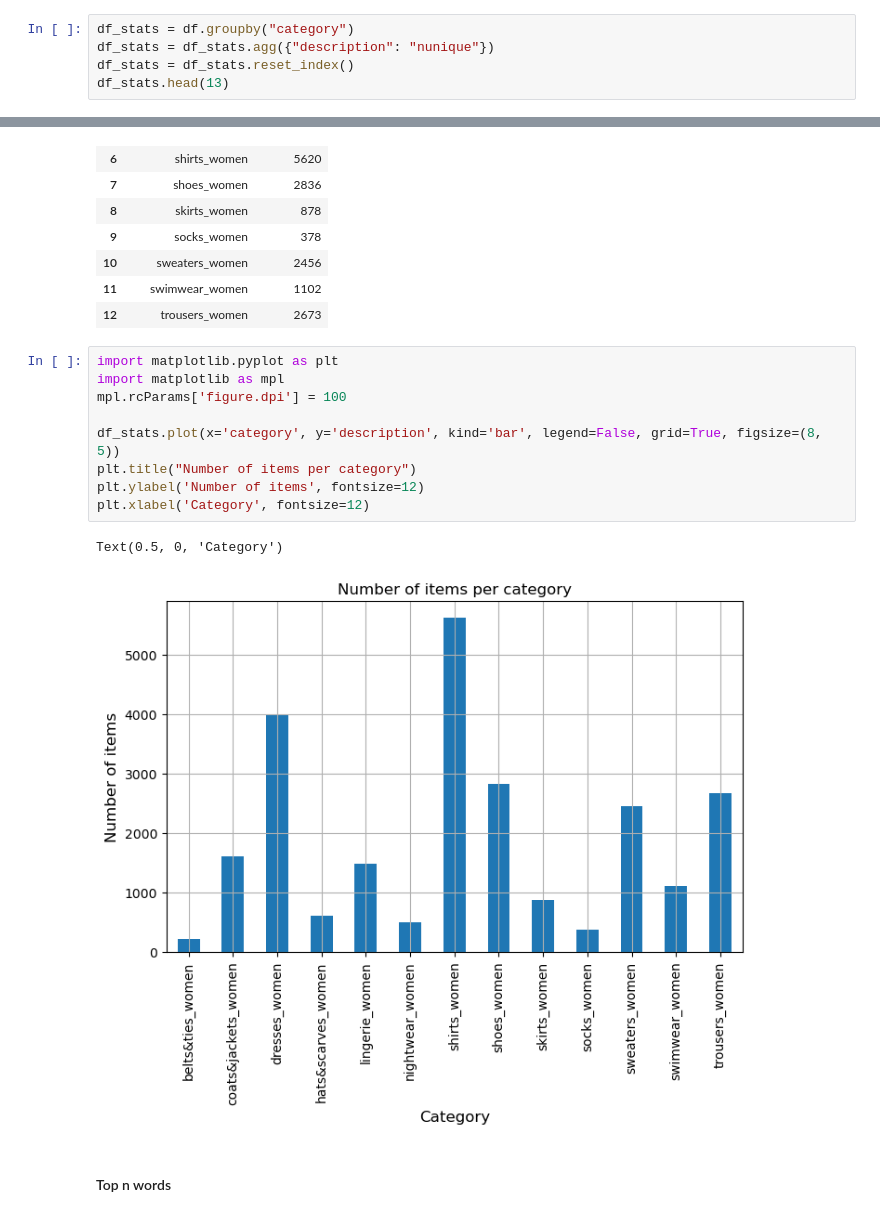
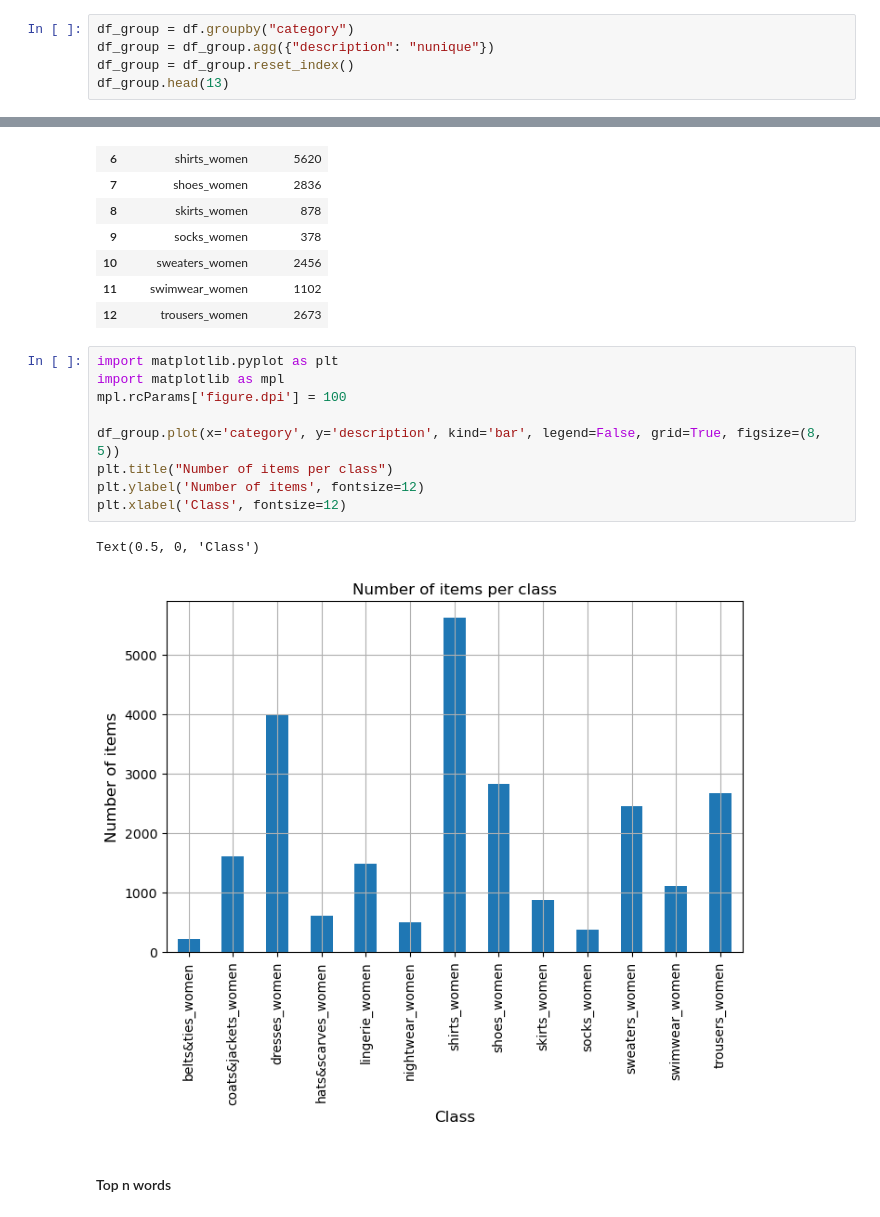
Before and after one commit to YuliaArKa/Hebrew-Multi-Class-Text-Classification-with-Scikit-Learn, a Jupyter notebook: multi_class_sklearn.ipynb, the cells around one changed output, grey strips where cells are left out. Saved outputs shown, nothing was run; the diff lists cells and outputs as text.

```diff
--- a/multi_class_sklearn.ipynb
+++ b/multi_class_sklearn.ipynb
@@ -41,10 +41,10 @@ df.sample(10)
 # %% [markdown]
 #### Number of items per category
 # %%
-df_stats = df.groupby("category")
-df_stats = df_stats.agg({"description": "nunique"})
-df_stats = df_stats.reset_index()
-df_stats.head(13)
+df_group = df.groupby("category")
+df_group = df_group.agg({"description": "nunique"})
+df_group = df_group.reset_index()
+df_group.head(13)
 # %% [output]
 |  | category | description |
 | 0 | belts&ties_women | 219 |
@@ -63,15 +63,15 @@ df_stats.head(13)
 # %%
 import matplotlib.pyplot as plt
 import matplotlib as mpl
 mpl.rcParams['figure.dpi'] = 100
 
-df_stats.plot(x='category', y='description', kind='bar', legend=False, grid=True, figsize=(8, 5))
-plt.title("Number of items per category")
+df_group.plot(x='category', y='description', kind='bar', legend=False, grid=True, figsize=(8, 5))
+plt.title("Number of items per class")
 plt.ylabel('Number of items', fontsize=12)
-plt.xlabel('Category', fontsize=12)
+plt.xlabel('Class', fontsize=12)
 # %% [output]
-Text(0.5, 0, 'Category')
+Text(0.5, 0, 'Class')
-[figure, old version]
+[figure, new version]
 # %% [markdown]
 #### Top n words
 # %%
```
Also changed, not shown: parts of 15 cells of this notebook.
